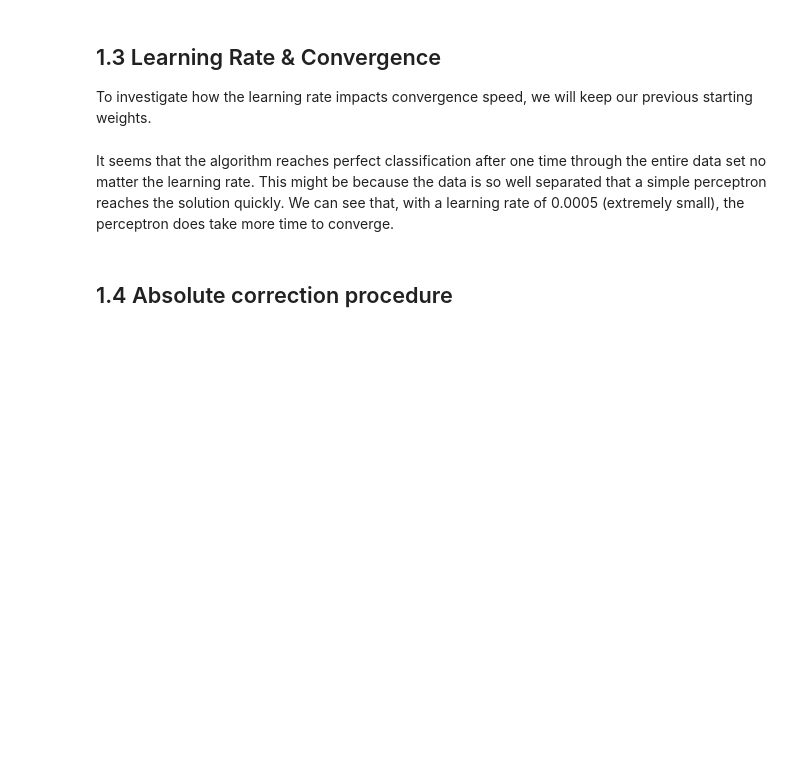
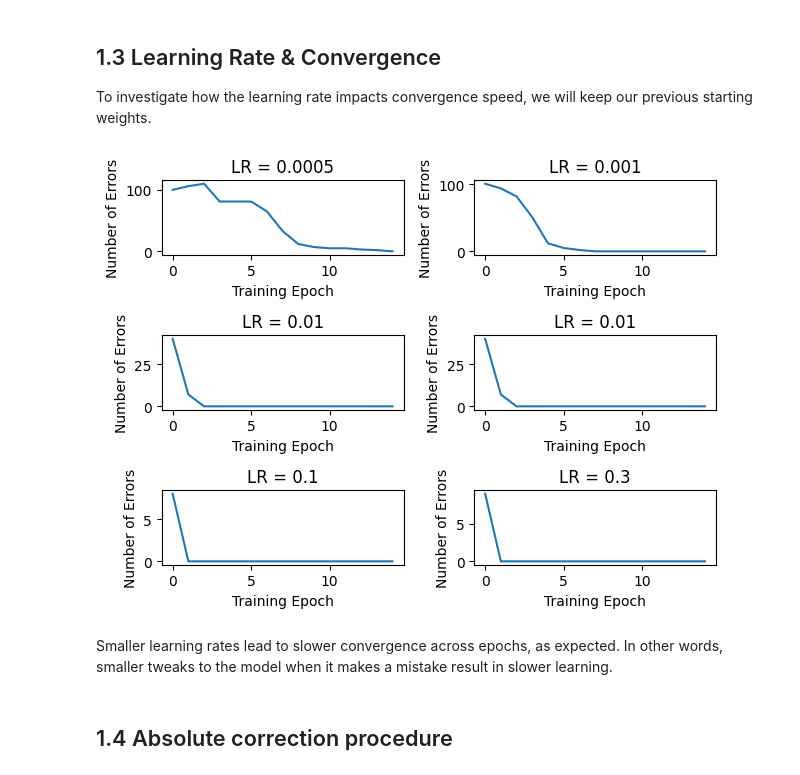
Before and after one commit to ralbso/nn-classification, a Jupyter notebook: perceptron.ipynb, the cells around one changed output. Drawn from its saved outputs; the diff is of its cells as text; code cells hidden in the pictures; blank space fills up the shorter version.

```diff
--- a/perceptron.ipynb
+++ b/perceptron.ipynb
@@ -207,21 +215,23 @@ To investigate how the learning rate impacts convergence speed, we will keep our
 # %%
 LR = [0.0005, 0.001, 0.01, 0.01, 0.1, 0.3]
 
 np.random.shuffle(data)
 test = data
 
 plt.figure()
 for i in range(len(LR)):
     ax = plt.subplot(3,2,i+1)
-    error,weights = fixedPerceptron(train,w,LR[i],"A")
+    error, weights = fixedPerceptron(data, initial_weights, LR[i], "setosa", epochs=15)
 
     ax.plot(error)
     plt.xlabel("Training Epoch")
     plt.ylabel("Number of Errors")
     plt.title("LR = "+str(LR[i]))
 plt.tight_layout()
+# %% [output]
+[figure, added]
-# %% [markdown]
-It seems that the algorithm reaches perfect classification after one time through the entire data set no matter the learning rate. This might be because the data is so well separated that a simple perceptron reaches the solution quickly. We can see that, with a learning rate of 0.0005 (extremely small), the perceptron does take more time to converge.
+# %% [markdown]
+Smaller learning rates lead to slower convergence across epochs, as expected. In other words, smaller tweaks to the model when it makes a mistake result in slower learning.
 # %% [markdown]
 ## 1.4 Absolute correction procedure
 # %%
```
Also changed, not shown: parts of 9 cells of this notebook, 2 other files.
